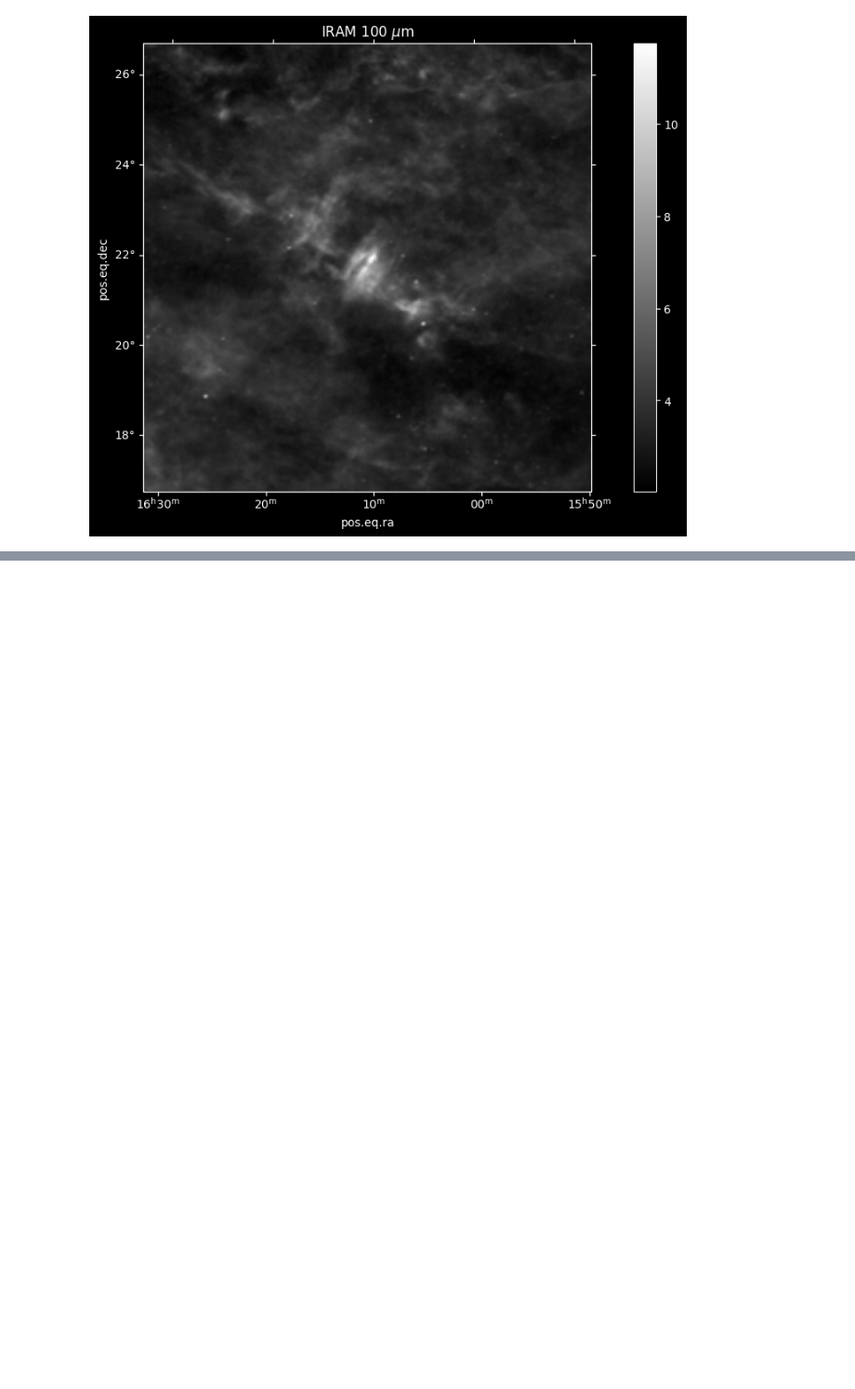
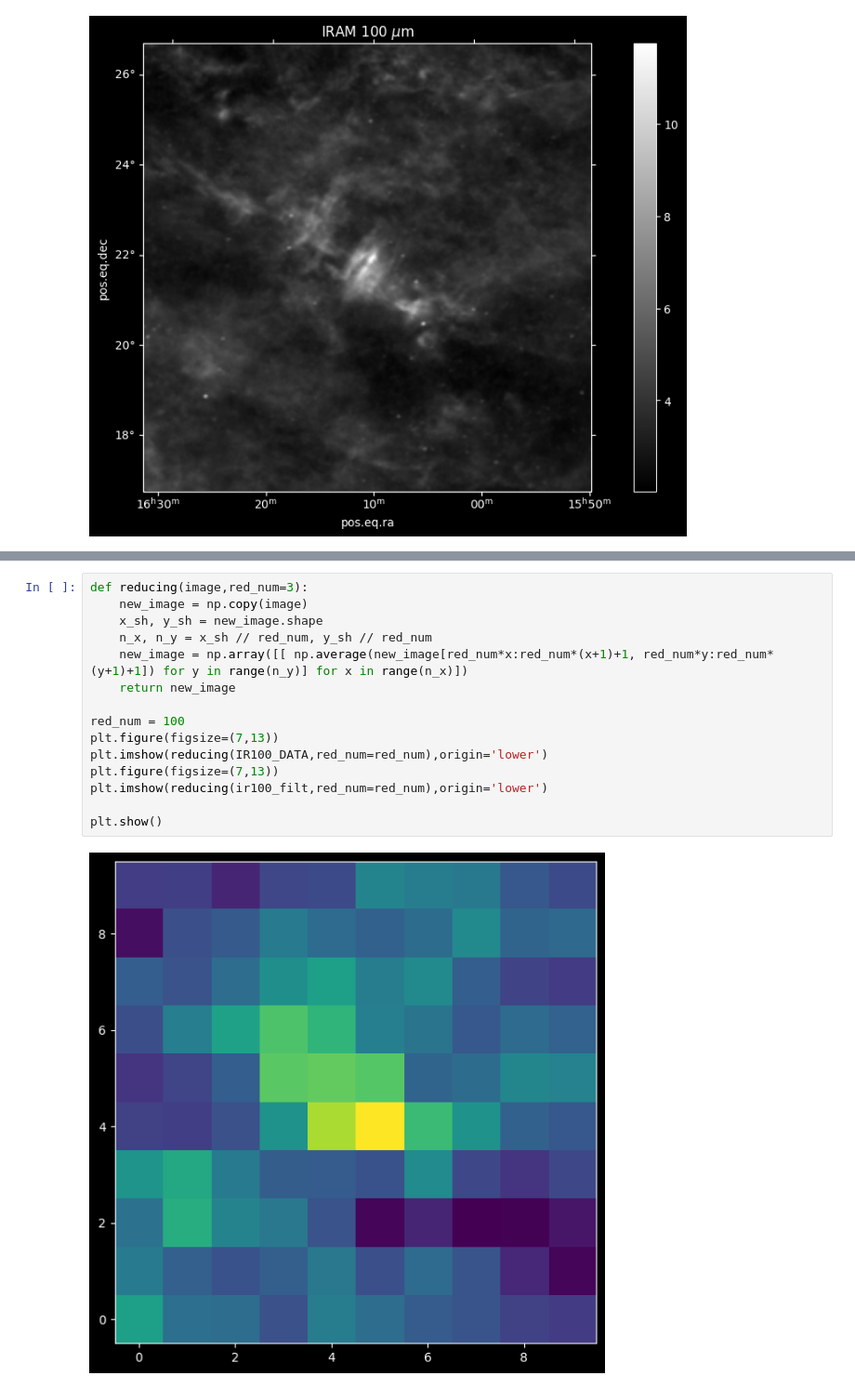
Before and after one commit to 00-berni/filaments_strc_param, a Jupyter notebook: notebook.ipynb, the cells around one changed output, grey strips where cells are left out. Shown at 93% size. Drawn from its saved outputs; the diff is of its cells as text; blank space fills up the shorter version.

```diff
--- a/notebook.ipynb
+++ b/notebook.ipynb
@@ -57,0 +102,17 @@ plt.show()
+# %%
+def reducing(image,red_num=3):
+    new_image = np.copy(image)
+    x_sh, y_sh = new_image.shape
+    n_x, n_y = x_sh // red_num, y_sh // red_num
+    new_image = np.array([[ np.average(new_image[red_num*x:red_num*(x+1)+1, red_num*y:red_num*(y+1)+1]) for y in range(n_y)] for x in range(n_x)])
+    return new_image
+
+red_num = 100
+plt.figure(figsize=(7,13))
+plt.imshow(reducing(IR100_DATA,red_num=red_num),origin='lower')
+plt.figure(figsize=(7,13))
+plt.imshow(reducing(ir100_filt,red_num=red_num),origin='lower')
+
+plt.show()
+# %% [output]
+[figure, added]
```
Also changed, not shown: parts of 5 cells of this notebook.
